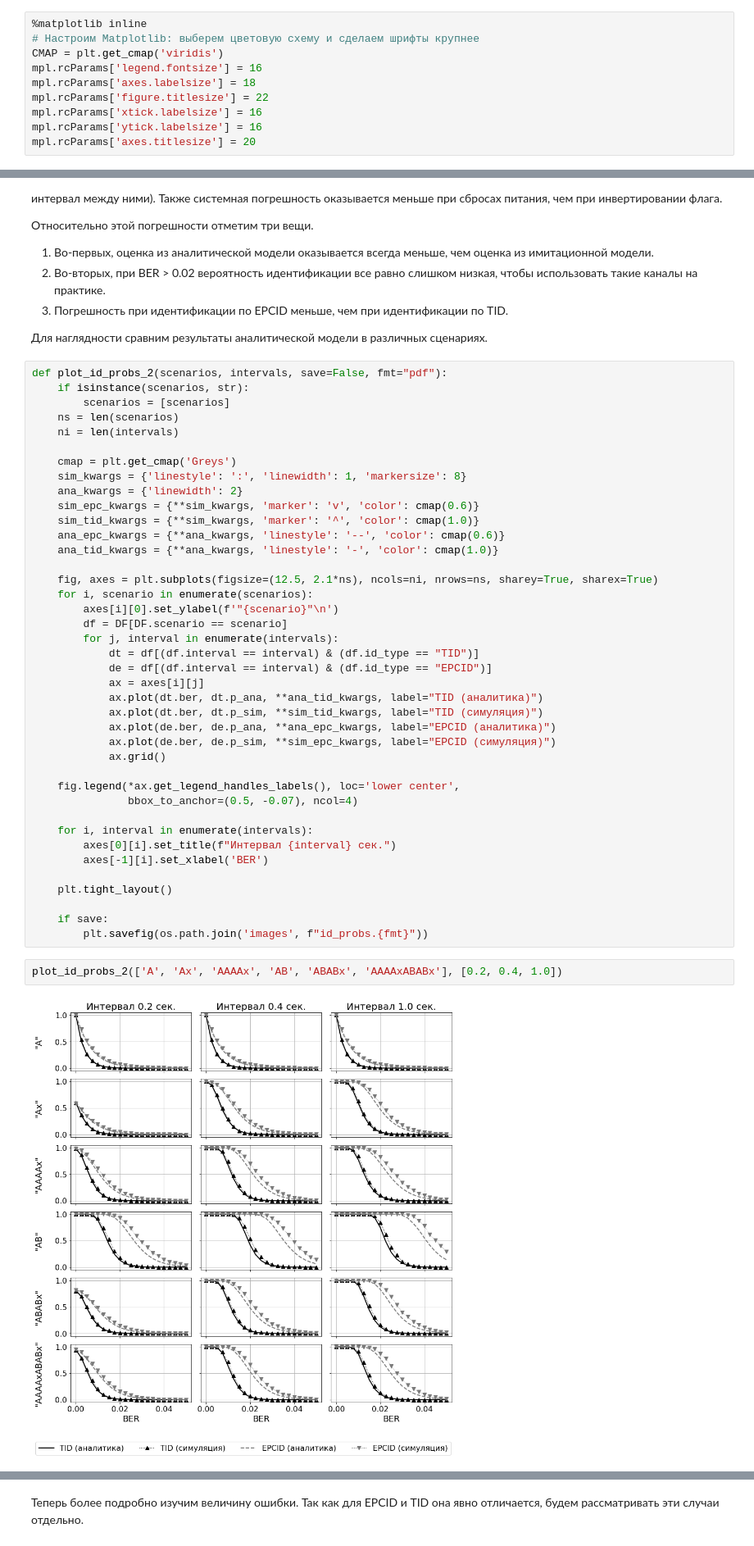
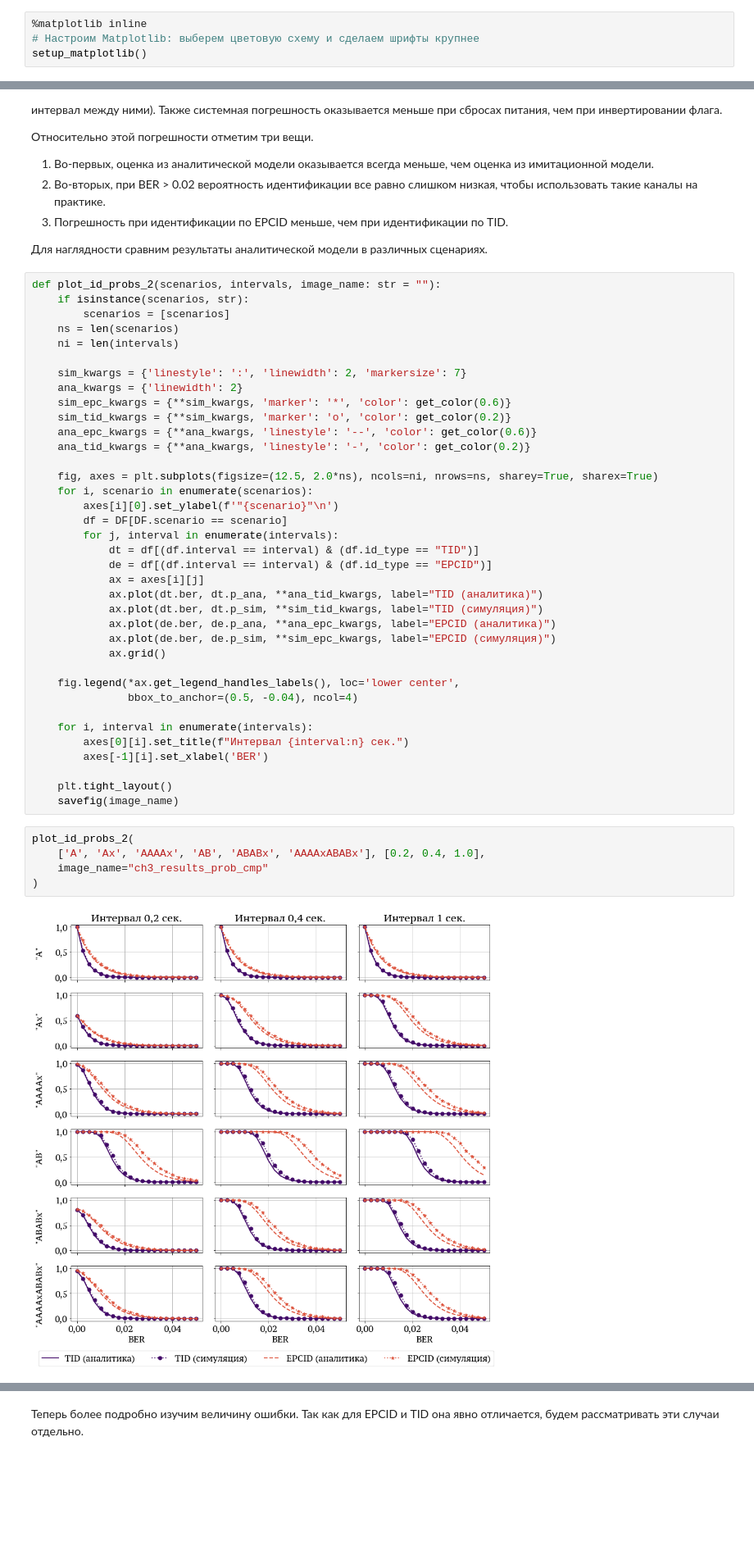
Before and after one commit to larioandr/thesis-rfidam, a Jupyter notebook: experiments/3. Simulations.ipynb, the cells around one changed output, grey strips where cells are left out. Shown at 82% size. Cells and saved outputs as stored; diff of their text form; blank space fills up the shorter version.

```diff
--- a/experiments/3. Simulations.ipynb
+++ b/experiments/3. Simulations.ipynb
@@ -45,13 +48,7 @@ from rfidam.utils import bcolors, get_err, fmt_err, highlight as hl, pluralize
 # %%
 %matplotlib inline
 # Настроим Matplotlib: выберем цветовую схему и сделаем шрифты крупнее
-CMAP = plt.get_cmap('viridis')
-mpl.rcParams['legend.fontsize'] = 16
-mpl.rcParams['axes.labelsize'] = 18
-mpl.rcParams['figure.titlesize'] = 22
-mpl.rcParams['xtick.labelsize'] = 16
-mpl.rcParams['ytick.labelsize'] = 16
-mpl.rcParams['axes.titlesize'] = 20
+setup_matplotlib()
 # %% [markdown]
 Определим функции для форматирования вывода:
 # %%
@@ -708,21 +720,20 @@ plot_id_probs("AAAAxABABx", show_suptitle=True, save=False)
 
 Для наглядности сравним результаты аналитической модели в различных сценариях.
 # %%
-def plot_id_probs_2(scenarios, intervals, save=False, fmt="pdf"):
+def plot_id_probs_2(scenarios, intervals, image_name: str = ""):
     if isinstance(scenarios, str):
         scenarios = [scenarios]
     ns = len(scenarios)
     ni = len(intervals)
 
-    cmap = plt.get_cmap('Greys')
-    sim_kwargs = {'linestyle': ':', 'linewidth': 1, 'markersize': 8}
+    sim_kwargs = {'linestyle': ':', 'linewidth': 2, 'markersize': 7}
     ana_kwargs = {'linewidth': 2}
-    sim_epc_kwargs = {**sim_kwargs, 'marker': 'v', 'color': cmap(0.6)}
-    sim_tid_kwargs = {**sim_kwargs, 'marker': '^', 'color': cmap(1.0)}
-    ana_epc_kwargs = {**ana_kwargs, 'linestyle': '--', 'color': cmap(0.6)}
-    ana_tid_kwargs = {**ana_kwargs, 'linestyle': '-', 'color': cmap(1.0)}
+    sim_epc_kwargs = {**sim_kwargs, 'marker': '*', 'color': get_color(0.6)}
+    sim_tid_kwargs = {**sim_kwargs, 'marker': 'o', 'color': get_color(0.2)}
+    ana_epc_kwargs = {**ana_kwargs, 'linestyle': '--', 'color': get_color(0.6)}
+    ana_tid_kwargs = {**ana_kwargs, 'linestyle': '-', 'color': get_color(0.2)}
 
-    fig, axes = plt.subplots(figsize=(12.5, 2.1*ns), ncols=ni, nrows=ns, sharey=True, sharex=True)
+    fig, axes = plt.subplots(figsize=(12.5, 2.0*ns), ncols=ni, nrows=ns, sharey=True, sharex=True)
     for i, scenario in enumerate(scenarios):
         axes[i][0].set_ylabel(f'"{scenario}"\n')
         df = DF[DF.scenario == scenario]
@@ -737,18 +748,19 @@ def plot_id_probs_2(scenarios, intervals, save=False, fmt="pdf"):
             ax.grid()
 
     fig.legend(*ax.get_legend_handles_labels(), loc='lower center',
-               bbox_to_anchor=(0.5, -0.07), ncol=4)
+               bbox_to_anchor=(0.5, -0.04), ncol=4)
 
     for i, interval in enumerate(intervals):
-        axes[0][i].set_title(f"Интервал {interval} сек.")
+        axes[0][i].set_title(f"Интервал {interval:n} сек.")
         axes[-1][i].set_xlabel('BER')
 
     plt.tight_layout()
-
-    if save:
-        plt.savefig(os.path.join('images', f"id_probs.{fmt}"))
+    savefig(image_name)
 # %%
-plot_id_probs_2(['A', 'Ax', 'AAAAx', 'AB', 'ABABx', 'AAAAxABABx'], [0.2, 0.4, 1.0])
+plot_id_probs_2(
+    ['A', 'Ax', 'AAAAx', 'AB', 'ABABx', 'AAAAxABABx'], [0.2, 0.4, 1.0],
+    image_name="ch3_results_prob_cmp"
+)
 # %% [output]
-[figure, old version]
+[figure, new version]
 # %%
```
Also changed, not shown: parts of 15 cells of this notebook, 16 other files.
